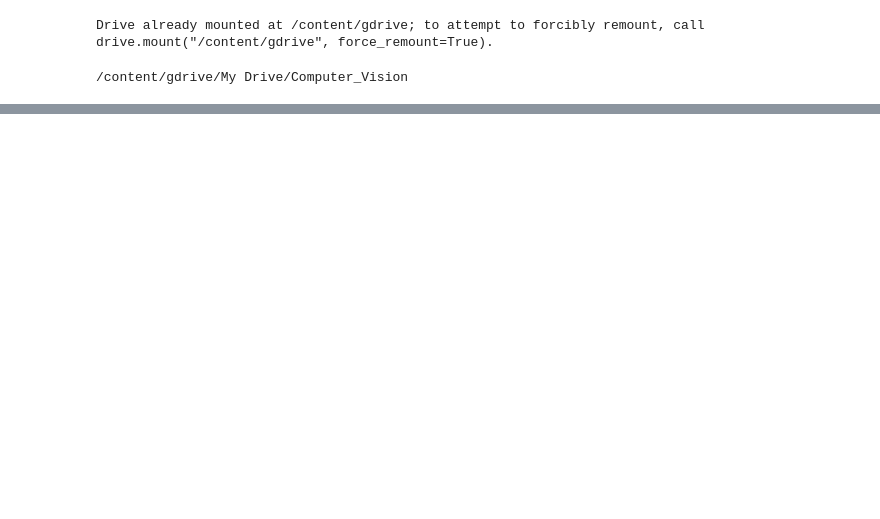
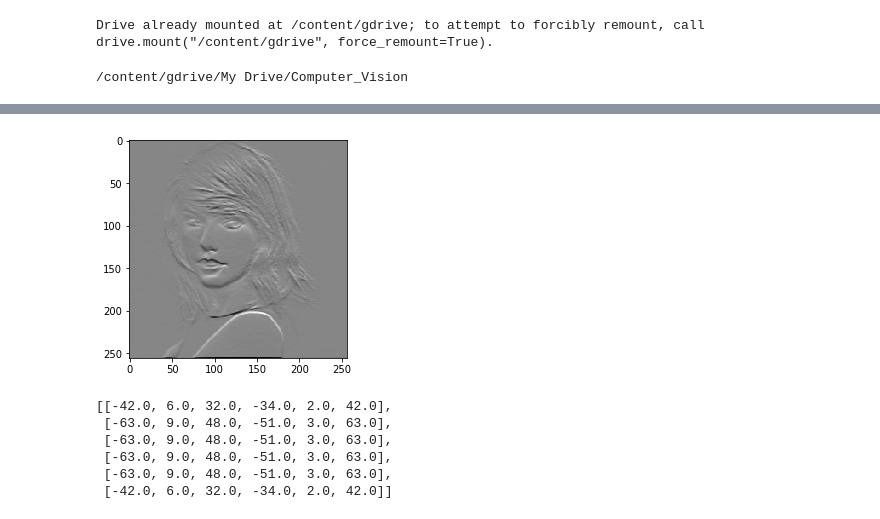
Before and after one commit to vimalkumarasamy/computer_vision, a Jupyter notebook: CV_Task1_Edge_detection.ipynb, the cells around one changed output, grey strips where cells are left out. Cells and saved outputs as stored; diff of their text form; code cells hidden in the pictures; blank space fills up the shorter version.

```diff
--- a/CV_Task1_Edge_detection.ipynb
+++ b/CV_Task1_Edge_detection.ipynb
@@ -225,0 +273,25 @@ if __name__ == "__main__":
+# %%
+kernel_x=prewitt_y
+img_edge_x = detect_edges(img, kernel_x, False)
+
+import matplotlib.pyplot as plt
+import numpy as np
+plt.imshow(img_edge_x, cmap="gray")
+plt.show()
+# %% [output]
+[figure, added]
+# %%
+A=[[7,21,4,5,21,4],
+   [7,21,4,5,21,4],
+   [7,21,4,5,21,4],
+   [7,21,4,5,21,4],
+   [7,21,4,5,21,4],
+   [7,21,4,5,21,4]]
+convolve2d(A, [[-1,0,1],[-1,0,1],[-1,0,1]])
+# %% [output]
+[[-42.0, 6.0, 32.0, -34.0, 2.0, 42.0],
+ [-63.0, 9.0, 48.0, -51.0, 3.0, 63.0],
+ [-63.0, 9.0, 48.0, -51.0, 3.0, 63.0],
+ [-63.0, 9.0, 48.0, -51.0, 3.0, 63.0],
+ [-63.0, 9.0, 48.0, -51.0, 3.0, 63.0],
+ [-42.0, 6.0, 32.0, -34.0, 2.0, 42.0]]
```
Also changed, not shown: parts of 7 cells of this notebook.
